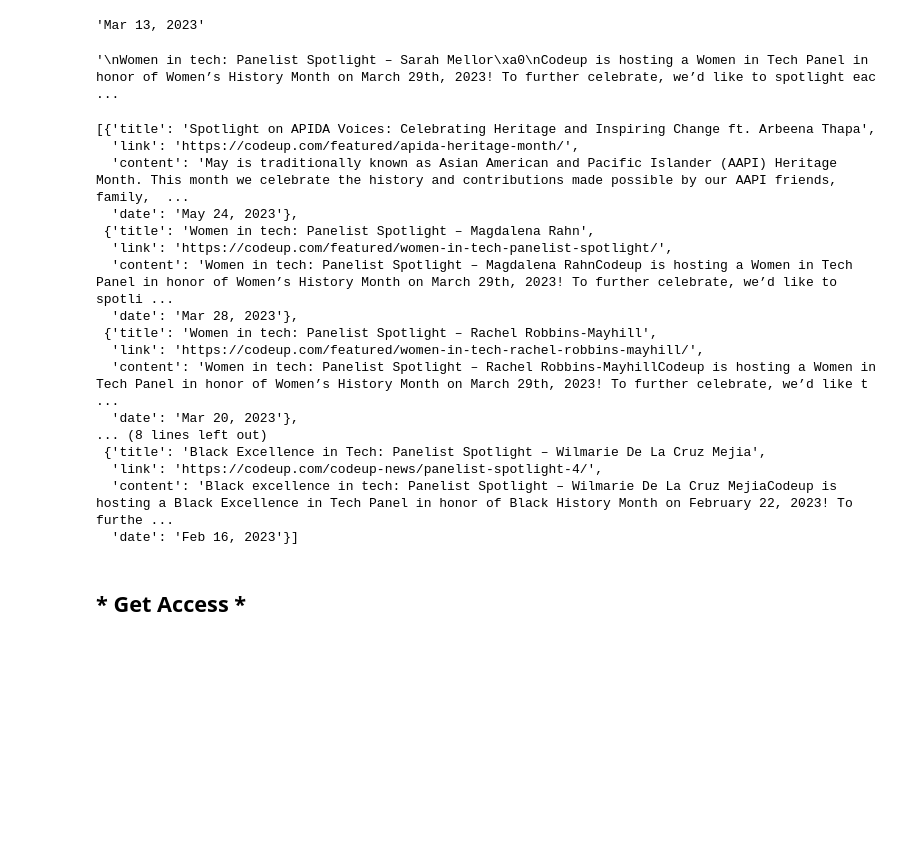
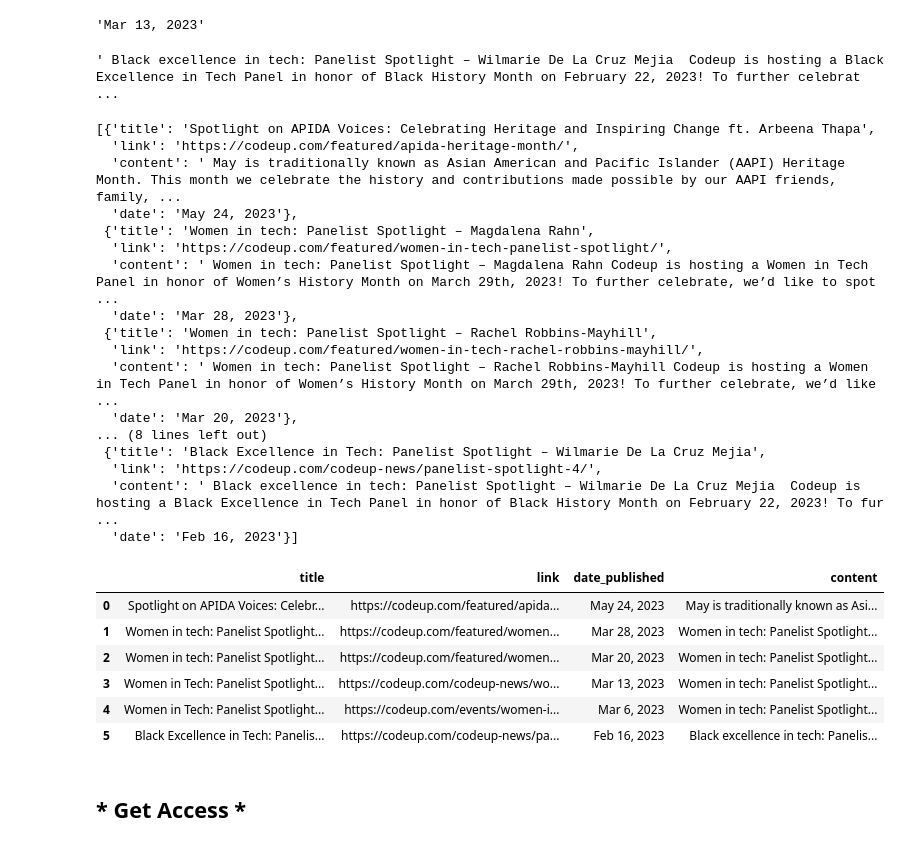
Before and after one commit to lewisalexia/natural-language-processing-exercises, a Jupyter notebook: acquire_exercises.ipynb, the cells around one changed output. Drawn from its saved outputs; the diff is of its cells as text; code cells hidden in the pictures; blank space fills up the shorter version.

```diff
--- a/acquire_exercises.ipynb
+++ b/acquire_exercises.ipynb
@@ -296,4 +245,0 @@ links_list
-# %%
-#make a request per page
-response = get(links_list[3], headers=headers)
-# response.text
@@ -334,9 +324,9 @@ pdate.text
 # %%
 #getting the entry content
 artcont = soup.find('div', class_='entry-content')
-artcont.text
+artcont.text.replace('\n', ' ')
 # %% [output]
-'\nWomen in tech: Panelist Spotlight – Sarah Mellor\xa0\nCodeup is hosting a Women in Tech Panel in honor of Women’s History Month on March 29th, 2023! To further celebrate, we’d like to spotlight eac ...
+' Black excellence in tech: Panelist Spotlight – Wilmarie De La Cruz Mejia  Codeup is hosting a Black Excellence in Tech Panel in honor of Black History Month on February 22, 2023! To further celebrat ...
 # %%
 #loop meow
 article_info = []
@@ -354,7 +344,7 @@ for link in links_list:
     #dict
     info_dict = {'title':soup.find('h1').text,
                  'link':link,
-                 'content':soup.find('div', class_='entry-content').text.replace('"\n',' ').replace('\n"',' ').replace('\n',''),
+                 'content':soup.find('div', class_='entry-content').text.replace('\n', ' ' ),
                  'date' : soup.find('span', class_='published').text}
 
     article_info.append(info_dict)
@@ -363,18 +353,18 @@ article_info
 # %% [output]
 [{'title': 'Spotlight on APIDA Voices: Celebrating Heritage and Inspiring Change ft. Arbeena Thapa',
   'link': 'https://codeup.com/featured/apida-heritage-month/',
-  'content': 'May is traditionally known as Asian American and Pacific Islander (AAPI) Heritage Month. This month we celebrate the history and contributions made possible by our AAPI friends, family,  ...
+  'content': ' May is traditionally known as Asian American and Pacific Islander (AAPI) Heritage Month. This month we celebrate the history and contributions made possible by our AAPI friends, family, ...
   'date': 'May 24, 2023'},
  {'title': 'Women in tech: Panelist Spotlight – Magdalena Rahn',
   'link': 'https://codeup.com/featured/women-in-tech-panelist-spotlight/',
-  'content': 'Women in tech: Panelist Spotlight – Magdalena RahnCodeup is hosting a Women in Tech Panel in honor of Women’s History Month on March 29th, 2023! To further celebrate, we’d like to spotli ...
+  'content': ' Women in tech: Panelist Spotlight – Magdalena Rahn Codeup is hosting a Women in Tech Panel in honor of Women’s History Month on March 29th, 2023! To further celebrate, we’d like to spot ...
   'date': 'Mar 28, 2023'},
  {'title': 'Women in tech: Panelist Spotlight – Rachel Robbins-Mayhill',
   'link': 'https://codeup.com/featured/women-in-tech-rachel-robbins-mayhill/',
-  'content': 'Women in tech: Panelist Spotlight – Rachel Robbins-MayhillCodeup is hosting a Women in Tech Panel in honor of Women’s History Month on March 29th, 2023! To further celebrate, we’d like t ...
+  'content': ' Women in tech: Panelist Spotlight – Rachel Robbins-Mayhill Codeup is hosting a Women in Tech Panel in honor of Women’s History Month on March 29th, 2023! To further celebrate, we’d like ...
   'date': 'Mar 20, 2023'},
 ... (8 lines left out)
  {'title': 'Black Excellence in Tech: Panelist Spotlight – Wilmarie De La Cruz Mejia',
   'link': 'https://codeup.com/codeup-news/panelist-spotlight-4/',
-  'content': 'Black excellence in tech: Panelist Spotlight – Wilmarie De La Cruz MejiaCodeup is hosting a Black Excellence in Tech Panel in honor of Black History Month on February 22, 2023! To furthe ...
+  'content': ' Black excellence in tech: Panelist Spotlight – Wilmarie De La Cruz Mejia  Codeup is hosting a Black Excellence in Tech Panel in honor of Black History Month on February 22, 2023! To fur ...
   'date': 'Feb 16, 2023'}]
@@ -415,3 +371,45 @@ def get_blog_access_2(article_info):
+# %%
+def get_blog_articles_2(article_list):
+    '''
+    this function checks for a json file of scraped data. If no file exists, it scrapes and runs
+    the function again then saves to a json in local directoty. returns df of items.
+    '''
+    file = "blog_posts.json"
+
+    if os.path.exists(file):
+        with open(file) as f:
+            return json.load(f)
+
+
+    headers = {'User-Agent': 'Codeup Data Science'}
+    article_info = []
+
+    for article in article_list:
+        response = get(article, headers=headers)
+
+        soup = BeautifulSoup(response.content, 'html.parser')
+
+        info_dict = {"title":soup.find("h1").text,
+                    "link": article,
+                    "date_published":soup.find('span', class_="published").text,
+                    "content": soup.find('div', class_="entry-content").text.replace('\n',' ')}
+        article_info.append(info_dict)
+
+    with open(file, "w") as f:
+        json.dump(article_info, f)
+
+    return article_info
+# %%
+article_info = pd.DataFrame(get_blog_articles_2(links_list))
+article_info
+# %% [output]
+|  | title | link | date_published | content |
+| 0 | Spotlight on APIDA Voices: Celebr... | https://codeup.com/featured/apida... | May 24, 2023 | May is traditionally known as Asi... |
+| 1 | Women in tech: Panelist Spotlight... | https://codeup.com/featured/women... | Mar 28, 2023 | Women in tech: Panelist Spotlight... |
+| 2 | Women in tech: Panelist Spotlight... | https://codeup.com/featured/women... | Mar 20, 2023 | Women in tech: Panelist Spotlight... |
+| 3 | Women in Tech: Panelist Spotlight... | https://codeup.com/codeup-news/wo... | Mar 13, 2023 | Women in tech: Panelist Spotlight... |
+| 4 | Women in Tech: Panelist Spotlight... | https://codeup.com/events/women-i... | Mar 6, 2023 | Women in tech: Panelist Spotlight... |
+| 5 | Black Excellence in Tech: Panelis... | https://codeup.com/codeup-news/pa... | Feb 16, 2023 | Black excellence in tech: Panelis... |
 # %% [markdown]
 ## * Get Access *
 # %%
```
Also changed, not shown: parts of 31 cells of this notebook.
